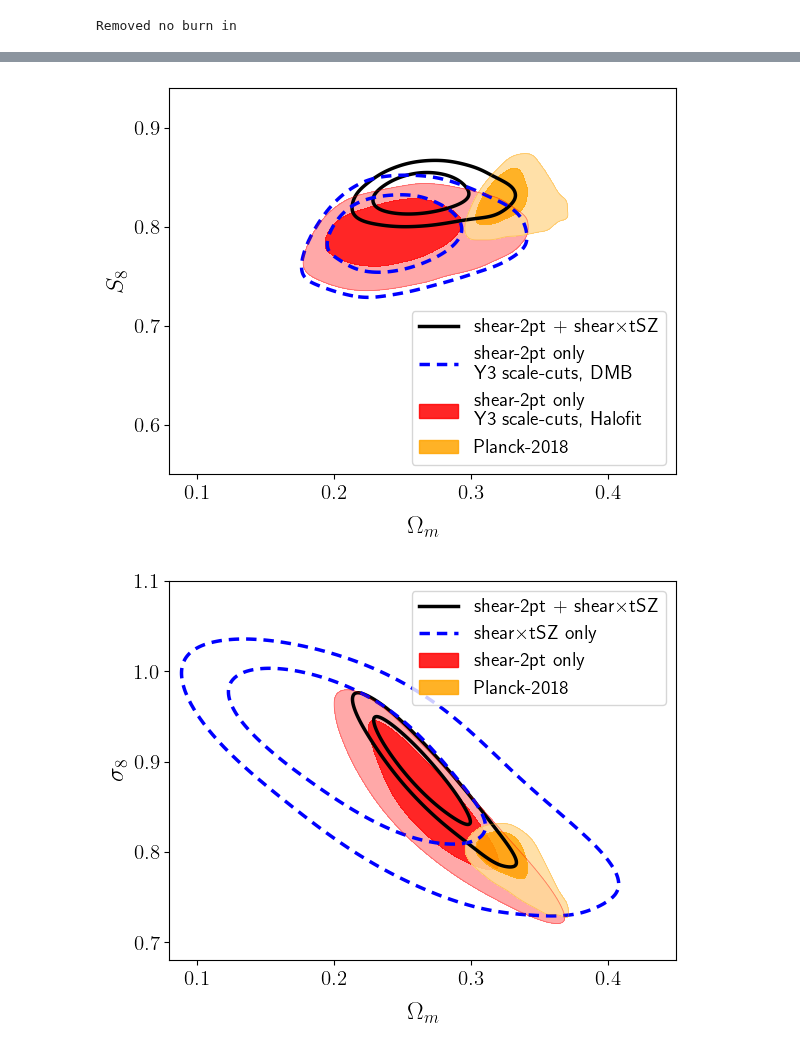
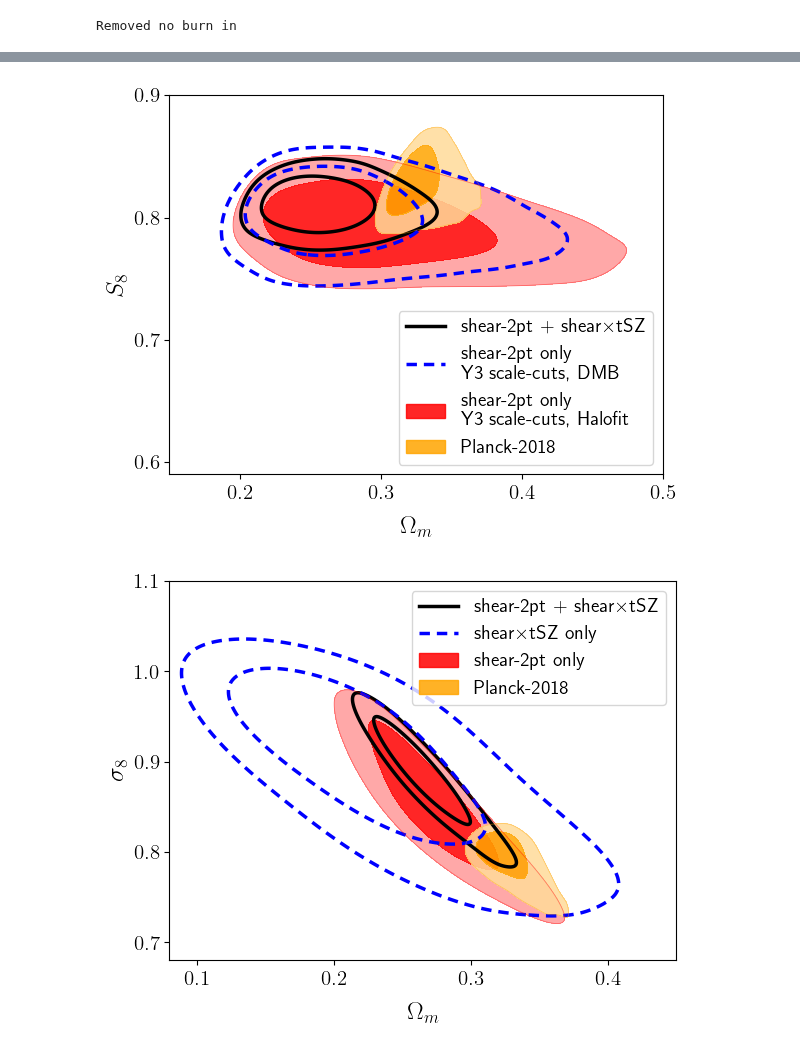
Before and after one commit to shivampcosmo/GODMAX, a Jupyter notebook: notebooks/ACTxDES/contours_plot.ipynb, the cells around one changed output, grey strips where cells are left out. Drawn from its saved outputs; the diff is of its cells as text; code cells hidden in the pictures.

```diff
--- a/notebooks/ACTxDES/contours_plot.ipynb
+++ b/notebooks/ACTxDES/contours_plot.ipynb
@@ -104,6 +104,10 @@ def get_MCsamps(fname):
 
     samps = samps_sel.reshape(-1, samps_sel.shape[-1])
     print(samps.shape, samps_sel.shape)
+    from numpyro.diagnostics import gelman_rubin, effective_sample_size, print_summary
+    ind_gr = ind_sigma8
+    gr = gelman_rubin(samps[:, ind_gr].reshape(samps_sel.shape[0], -1))
+    print(gr)
 
     samples = MCSamples(samples=samps,names = names, labels = labels)
     return samples
@@ -114,6 +116,10 @@ samps_xipm_y3sc_hf.getParamNames().names[1].name
 # %%
 ldir = '/projects/bdne/spandey3/new_godmax/GODMAX/results/DESxACT/chains_Jan/'
-samps_all = get_MCsamps(ldir + 'mcmc_v9_probe_all_modelmatter_DMB_deproj_cib_1p7_dBeta_samples_4500_warmup_3500_num_chains_64_treedepth_4_gtysc_True_Y3xipmsc_False.pkl')
-samps_gty = get_MCsamps(ldir + 'mcmc_v9_probe_gty_modelmatter_DMB_deproj_cib_1p7_dBeta_samples_4000_warmup_3000_num_chains_64_treedepth_4_gtysc_True_Y3xipmsc_False.pkl')
-samps_xipm = get_MCsamps(ldir + 'mcmc_v9_probe_xip_xim_modelmatter_DMB_deproj_cib_1p7_dBeta_samples_4500_warmup_3500_num_chains_64_treedepth_4_gtysc_True_Y3xipmsc_False.pkl')
+# samps_all = get_MCsamps(ldir + 'mcmc_v9_probe_all_modelmatter_DMB_deproj_cib_1p7_dBeta_samples_4500_warmup_3500_num_chains_64_treedepth_4_gtysc_True_Y3xipmsc_False.pkl')
+# samps_gty = get_MCsamps(ldir + 'mcmc_v9_probe_gty_modelmatter_DMB_deproj_cib_1p7_dBeta_samples_4000_warmup_3000_num_chains_64_treedepth_4_gtysc_True_Y3xipmsc_False.pkl')
+# samps_xipm = get_MCsamps(ldir + 'mcmc_v9_probe_xip_xim_modelmatter_DMB_deproj_cib_1p7_dBeta_samples_4500_warmup_3500_num_chains_64_treedepth_4_gtysc_True_Y3xipmsc_False.pkl')
+
+samps_all = get_MCsamps(ldir + 'mcmc_v10_probe_all_modelmatter_DMB_deproj_cib_1p7_dBeta_samples_8000_warmup_7000_num_chains_64_treedepth_4_gtysc_True_Y3xipmsc_False.pkl')
+samps_gty = get_MCsamps(ldir + 'mcmc_v10_probe_gty_modelmatter_DMB_deproj_cib_1p7_dBeta_samples_8000_warmup_7000_num_chains_64_treedepth_4_gtysc_True_Y3xipmsc_False.pkl')
+samps_xipm = get_MCsamps(ldir + 'mcmc_v10_probe_xip_xim_modelmatter_DMB_deproj_cib_1p7_dBeta_samples_8000_warmup_7000_num_chains_64_treedepth_4_gtysc_True_Y3xipmsc_False.pkl')
 # %% [output]
@@ -125,5 +134,6 @@ Removed no burn in
 Removed no burn in
 # %%
-samps_xipm_y3sc_hf = get_MCsamps(ldir + 'mcmc_v9fixbaryon_probe_xip_xim_modelmatter_halofit_deproj_cib_1p7_dBeta_samples_4500_warmup_3500_num_chains_64_treedepth_4_gtysc_True_Y3xipmsc_True.pkl')
+samps_xipm_y3sc_hf = get_MCsamps(ldir + 'mcmc_v10fixbaryon_probe_xip_xim_modelmatter_halofit_deproj_cib_1p7_dBeta_samples_8000_warmup_7000_num_chains_64_treedepth_4_gtysc_True_Y3xipmsc_True.pkl')
+# samps_xipm_y3sc_hf = get_MCsamps(ldir + 'mcmc_v9fixbaryon_probe_xip_xim_modelmatter_halofit_deproj_cib_1p7_dBeta_samples_4500_warmup_3500_num_chains_64_treedepth_5_gtysc_True_Y3xipmsc_True.pkl')
 samps_xipm_y3sc_dmb = get_MCsamps(ldir + 'mcmc_v9_probe_xip_xim_modelmatter_DMB_deproj_cib_1p7_dBeta_samples_4500_warmup_3500_num_chains_64_treedepth_4_gtysc_True_Y3xipmsc_True.pkl')
 # %% [output]
@@ -206,30 +217,30 @@ pl.show()
 # %%
 g = plots.getSinglePlotter(width_inch=6, ratio=0.8)
 # g.settings.auto_ticks = True
 g.settings.axes_fontsize   = 15
 g.settings.lab_fontsize    = 18
 g.settings.legend_fontsize = 18
 g.settings.axis_marker_lw = 1.5
 g.settings.num_plot_contours = 2
 
 line_args = [{'lw':2.5,'color':'black'},{'lw':2.5,'color':'blue'},{'lw':0.1,'color':'red'},{'lw':0.1,'color':'orange'},{'lw':0.1,'color':'green'}]
 
 contour_args = {'filled': True, 'alpha': 0.7}
 
 g.plot_2d([samps_all, samps_xipm_y3sc_dmb, samps_xipm_y3sc_hf, samples_planck], 'Om0', 'S8', line_args=line_args,
             contour_lws=[1.5], filled = [False, False,True, True, True], contour_colors = ['black','blue','red','orange','green'],
             ls=['-','--','','',''] ,
-            lims=[0.08, 0.45, 0.55, 0.94])
+            lims=[0.15, 0.5, 0.59, 0.9])
 
 # g.add_legend([r'shear + shear$\times$tSZ',r'shear$\times$tSZ-only', r'shear-only',  r'Y3KP, shear-only'], legend_loc='upper right', fontsize=14)
 # g.add_legend([r'shear-2pt + shear$\times$tSZ',r'shear-2pt TATT+SR' + '\n' + 'DES scale cuts',r'shear-2pt NLA' + '\n' + 'DES scale cuts',  r'Planck-2018'], legend_loc='upper right', fontsize=14)
 g.add_legend([r'shear-2pt + shear$\times$tSZ',r'shear-2pt only' + '\n' + 'Y3 scale-cuts, DMB',r'shear-2pt only' + '\n' + 'Y3 scale-cuts, Halofit',  r'Planck-2018'], legend_loc='lower right', fontsize=14)
 # g.export(save_plot_dir  + 'contour_Om0_S8_wPlanck.pdf')
 import matplotlib
 %matplotlib inline
 pl.show()
 # %% [output]
-[figure, old version]
+[figure, new version]
 # %%
 g = plots.getSinglePlotter(width_inch=6, ratio=0.8)
 # g.settings.auto_ticks = True
```
Also changed, not shown: parts of 8 cells of this notebook, 5 other files.
